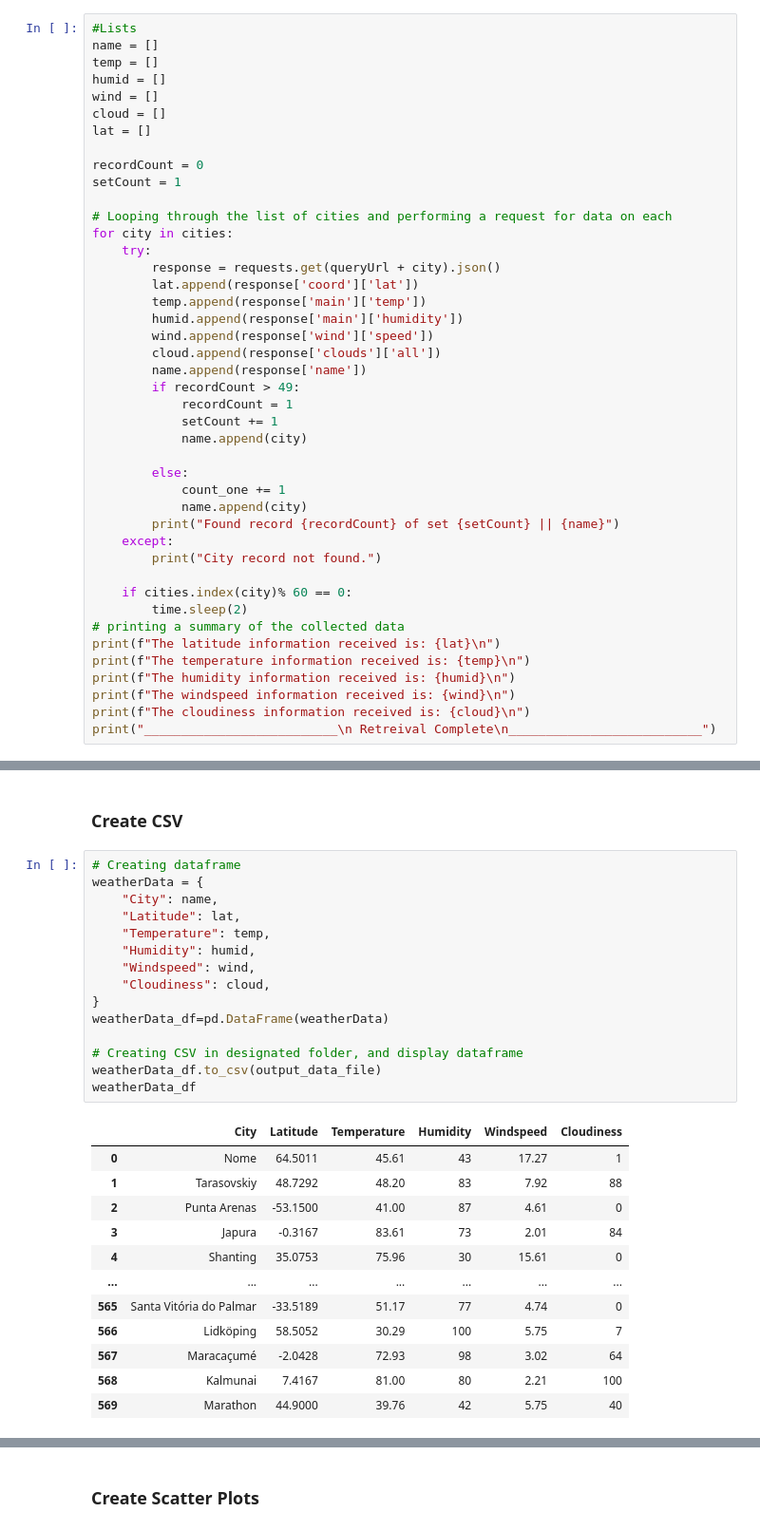
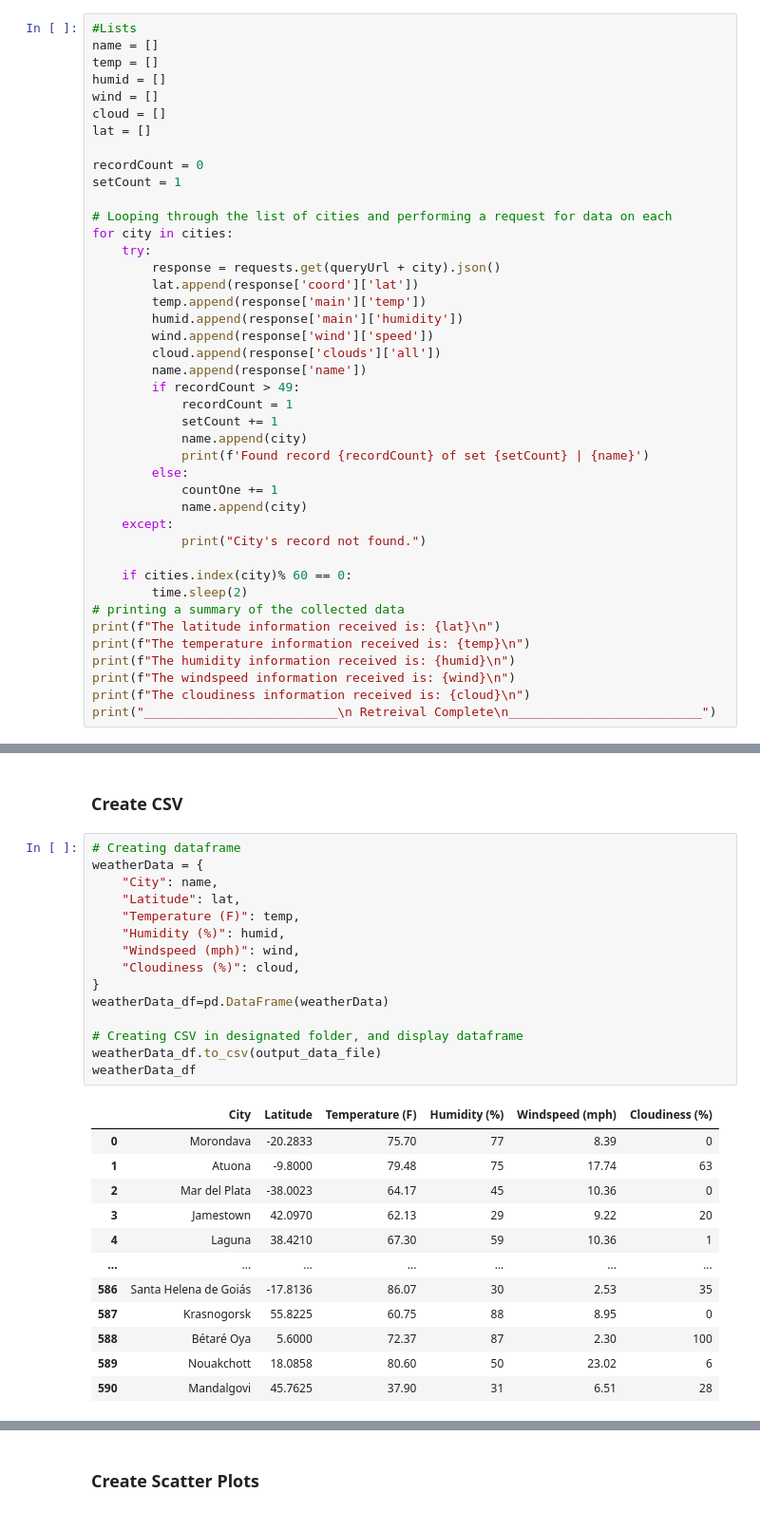
Before and after one commit to chelseakno/weather_api, a Jupyter notebook: weatherPy.ipynb, the cells around one changed output, grey strips where cells are left out. Shown at 95% size. Drawn from its saved outputs; the diff is of its cells as text.

```diff
--- a/weatherPy.ipynb
+++ b/weatherPy.ipynb
@@ -78,13 +78,12 @@ for city in cities:
             recordCount = 1
             setCount += 1
             name.append(city)
-
+            print(f'Found record {recordCount} of set {setCount} | {name}')
         else:
-            count_one += 1
+            countOne += 1
             name.append(city)
-        print("Found record {recordCount} of set {setCount} || {name}")
     except:
-        print("City record not found.")
+            print("City's record not found.")
 
     if cities.index(city)% 60 == 0:
         time.sleep(2)
@@ -118,28 +117,28 @@ __________________________
 # %%
 # Creating dataframe
 weatherData = {
     "City": name,
     "Latitude": lat,
-    "Temperature": temp,
-    "Humidity": humid,
-    "Windspeed": wind,
-    "Cloudiness": cloud,
+    "Temperature (F)": temp,
+    "Humidity (%)": humid,
+    "Windspeed (mph)": wind,
+    "Cloudiness (%)": cloud,
 }
 weatherData_df=pd.DataFrame(weatherData)
 
 # Creating CSV in designated folder, and display dataframe
 weatherData_df.to_csv(output_data_file)
 weatherData_df
 # %% [output]
-|  | City | Latitude | Temperature | Humidity | Windspeed | Cloudiness |
-| 0 | Nome | 64.5011 | 45.61 | 43 | 17.27 | 1 |
-| 1 | Tarasovskiy | 48.7292 | 48.20 | 83 | 7.92 | 88 |
-| 2 | Punta Arenas | -53.1500 | 41.00 | 87 | 4.61 | 0 |
-| 3 | Japura | -0.3167 | 83.61 | 73 | 2.01 | 84 |
-| 4 | Shanting | 35.0753 | 75.96 | 30 | 15.61 | 0 |
+|  | City | Latitude | Temperature (F) | Humidity (%) | Windspeed (mph) | Cloudiness (%) |
+| 0 | Morondava | -20.2833 | 75.70 | 77 | 8.39 | 0 |
+| 1 | Atuona | -9.8000 | 79.48 | 75 | 17.74 | 63 |
+| 2 | Mar del Plata | -38.0023 | 64.17 | 45 | 10.36 | 0 |
+| 3 | Jamestown | 42.0970 | 62.13 | 29 | 9.22 | 20 |
+| 4 | Laguna | 38.4210 | 67.30 | 59 | 10.36 | 1 |
 | ... | ... | ... | ... | ... | ... | ... |
-| 565 | Santa Vitória do Palmar | -33.5189 | 51.17 | 77 | 4.74 | 0 |
-| 566 | Lidköping | 58.5052 | 30.29 | 100 | 5.75 | 7 |
-| 567 | Maracaçumé | -2.0428 | 72.93 | 98 | 3.02 | 64 |
-| 568 | Kalmunai | 7.4167 | 81.00 | 80 | 2.21 | 100 |
-| 569 | Marathon | 44.9000 | 39.76 | 42 | 5.75 | 40 |
+| 586 | Santa Helena de Goiás | -17.8136 | 86.07 | 30 | 2.53 | 35 |
+| 587 | Krasnogorsk | 55.8225 | 60.75 | 88 | 8.95 | 0 |
+| 588 | Bétaré Oya | 5.6000 | 72.37 | 87 | 2.30 | 100 |
+| 589 | Nouakchott | 18.0858 | 80.60 | 50 | 23.02 | 6 |
+| 590 | Mandalgovi | 45.7625 | 37.90 | 31 | 6.51 | 28 |
```
Also changed, not shown: parts of 24 cells of this notebook, 13 other files.
